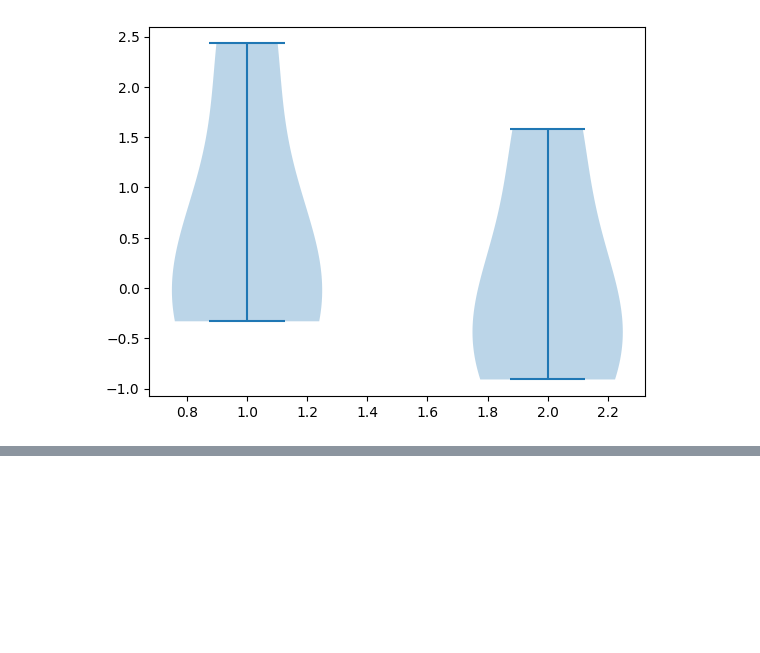
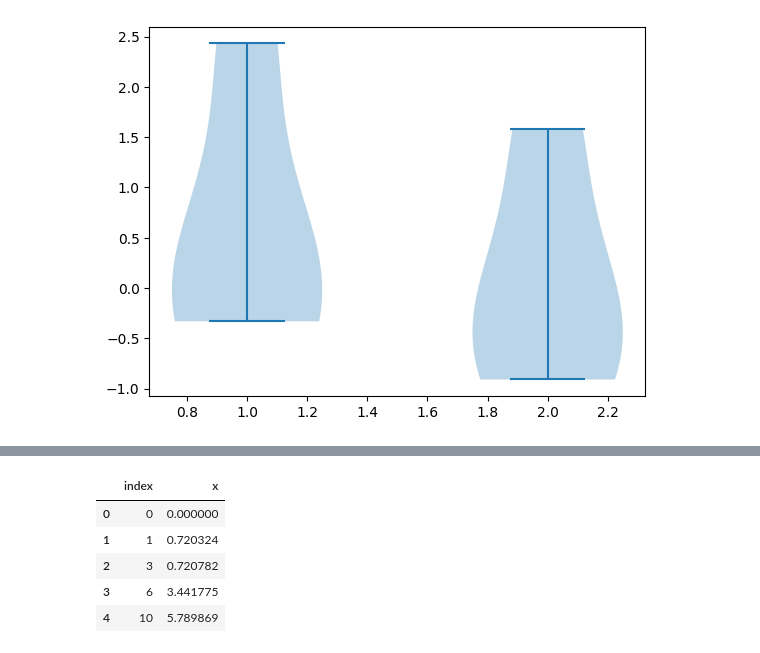
Before and after one commit to kazmierczakP/DataScienceNotebooks, a Jupyter notebook: Visualization.ipynb, the cells around one changed output, grey strips where cells are left out. Drawn from its saved outputs; the diff is of its cells as text; code cells hidden in the pictures; blank space fills up the shorter version.

```diff
--- a/Visualization.ipynb
+++ b/Visualization.ipynb
@@ -618,0 +651,13 @@ plt.violinplot(df.T);
+# %%
+np.random.seed(seed=1)
+df=pd.DataFrame(np.random.random_sample((100,1)),columns=['x']).reset_index()
+df['x']=df['x']*df.index*df.index
+df=df.cumsum()
+df.head()
+# %% [output]
+|  | index | x |
+| 0 | 0 | 0.000000 |
+| 1 | 1 | 0.720324 |
+| 2 | 3 | 0.720782 |
+| 3 | 6 | 3.441775 |
+| 4 | 10 | 5.789869 |
```
Also changed, not shown: parts of 8 cells of this notebook.
